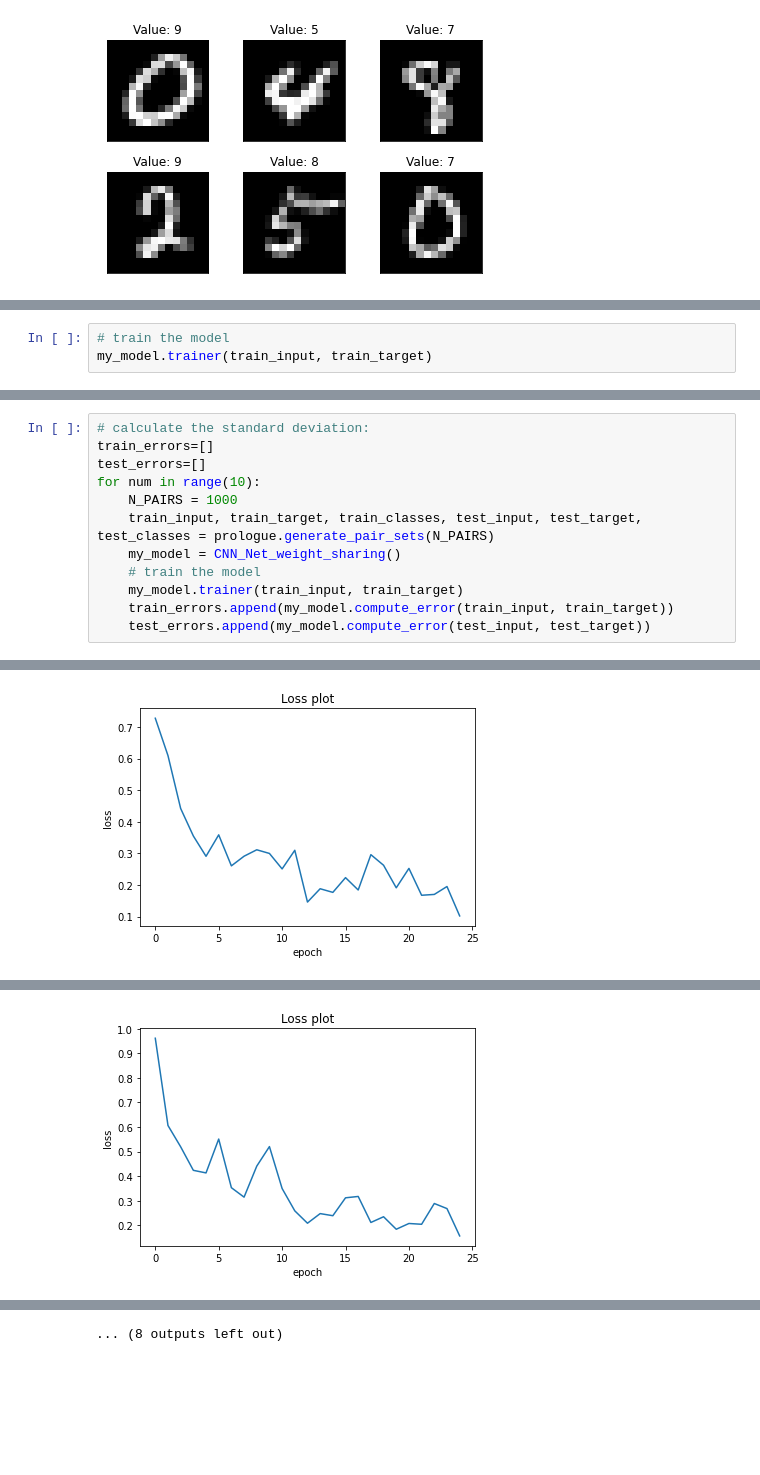
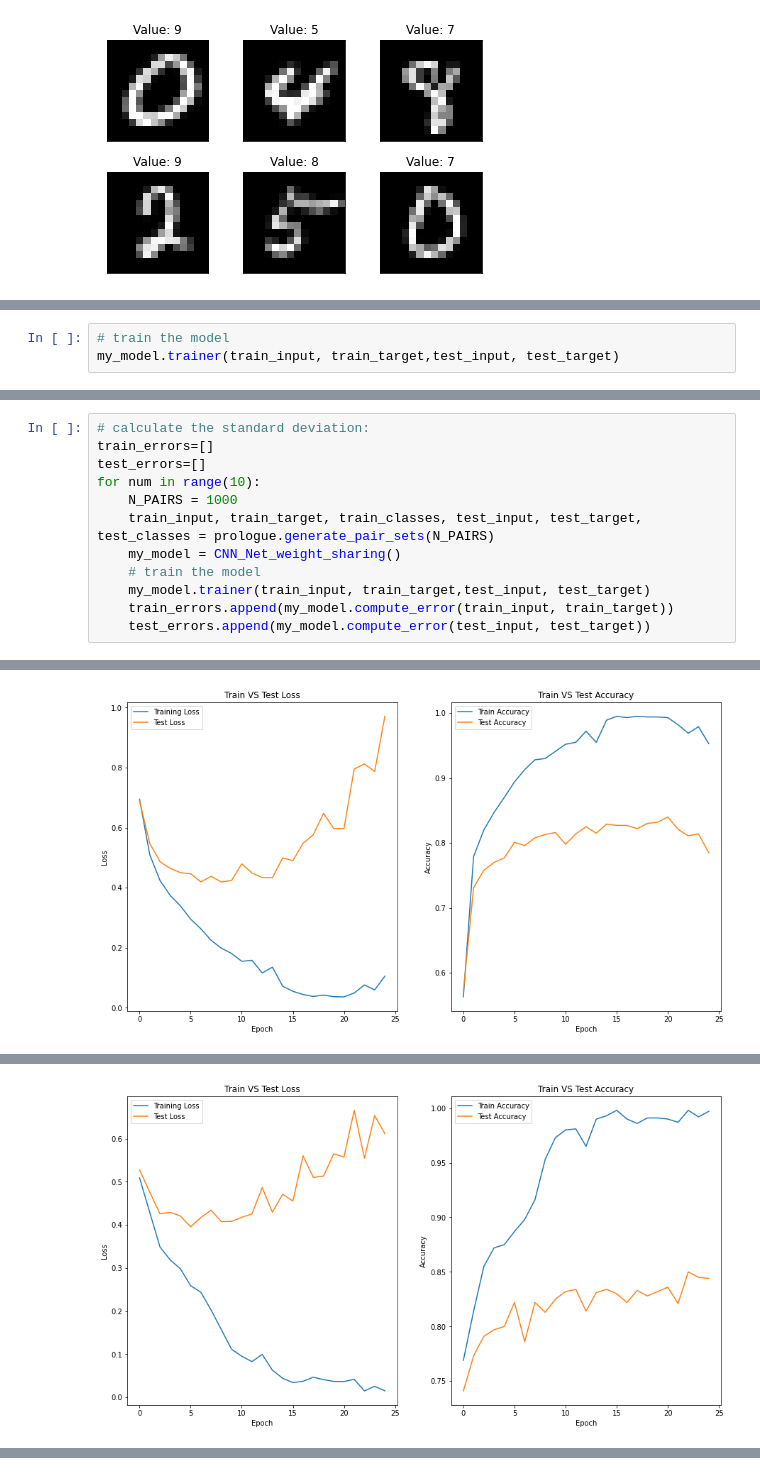
Before and after one commit to neilgogogo/deep_learnig, a Jupyter notebook: pro1/weights_sharing_CNN.ipynb, the cells around one changed output, grey strips where cells are left out. Drawn from its saved outputs; the diff is of its cells as text; blank space fills up the shorter version.

```diff
--- a/pro1/weights_sharing_CNN.ipynb
+++ b/pro1/weights_sharing_CNN.ipynb
@@ -160,5 +199,5 @@ my_model=CNN_Net_weight_sharing()
 my_model.save_model('CNN_Net_weight_sharing.pth')
 # %%
 # train the model
-my_model.trainer(train_input, train_target)
+my_model.trainer(train_input, train_target,test_input, test_target)
 # %% [output]
@@ -214,7 +233,7 @@ for num in range(10):
     train_input, train_target, train_classes, test_input, test_target, test_classes = prologue.generate_pair_sets(N_PAIRS)
     my_model = CNN_Net_weight_sharing()
     # train the model
-    my_model.trainer(train_input, train_target)
+    my_model.trainer(train_input, train_target,test_input, test_target)
     train_errors.append(my_model.compute_error(train_input, train_target))
     test_errors.append(my_model.compute_error(test_input, test_target))
 # %% [output]
@@ -238 +257 @@ Total Training Time: 0.20 min
-[figure, old version]
+[figure, new version]
@@ -256 +258 @@ Total Training Time: 0.22 min
-[figure, old version]
+[figure, new version]
@@ -329 +262,0 @@ Total Training Time: 0.29 min
-... (8 outputs left out)
```
Also changed, not shown: parts of 14 cells of this notebook, 9 other files.
